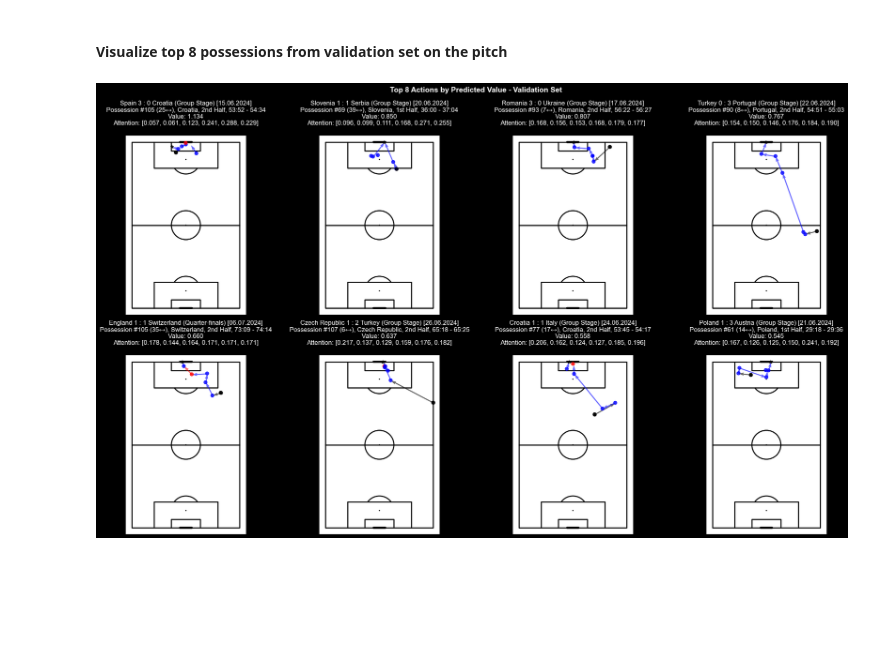
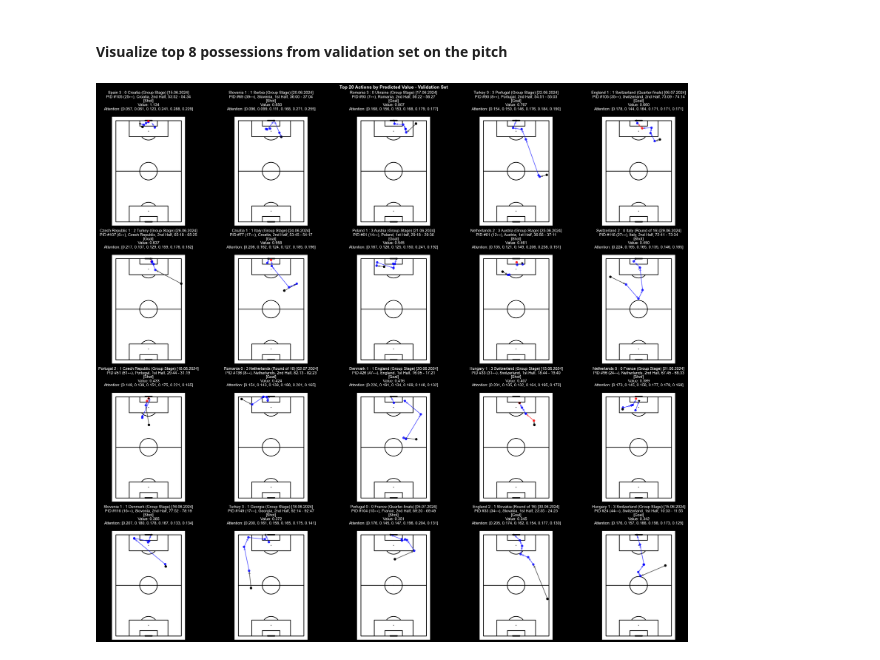
Before and after one commit to tmorcinek/statsbomb-scout, a Jupyter notebook: analysis.ipynb, the cells around one changed output. Saved outputs shown, nothing was run; the diff lists cells and outputs as text; code cells hidden in the pictures; blank space fills up the shorter version.

```diff
--- a/analysis.ipynb
+++ b/analysis.ipynb
@@ -338,7 +364,7 @@ gc.collect()
 # %% [markdown]
 #### Visualize top 8 possessions from validation set on the pitch
 # %%
-visualize_top_possessions_matches(game_possessions_list, p, m, predicted_values, attention_weights, number_of_top_predictions, config.SEQUENCE_LENGTH)
+visualize_top_possessions_matches(game_possessions_list, p, m, predicted_values, attention_weights, 20, config.SEQUENCE_LENGTH)
 plt.savefig(f"models/{MODEL_TYPE}/top_possessions_all_matches.png", dpi=300)
 # %% [output]
-[figure, old version]
+[figure, new version]
```
Also changed, not shown: parts of 9 cells of this notebook, 7 other files.
